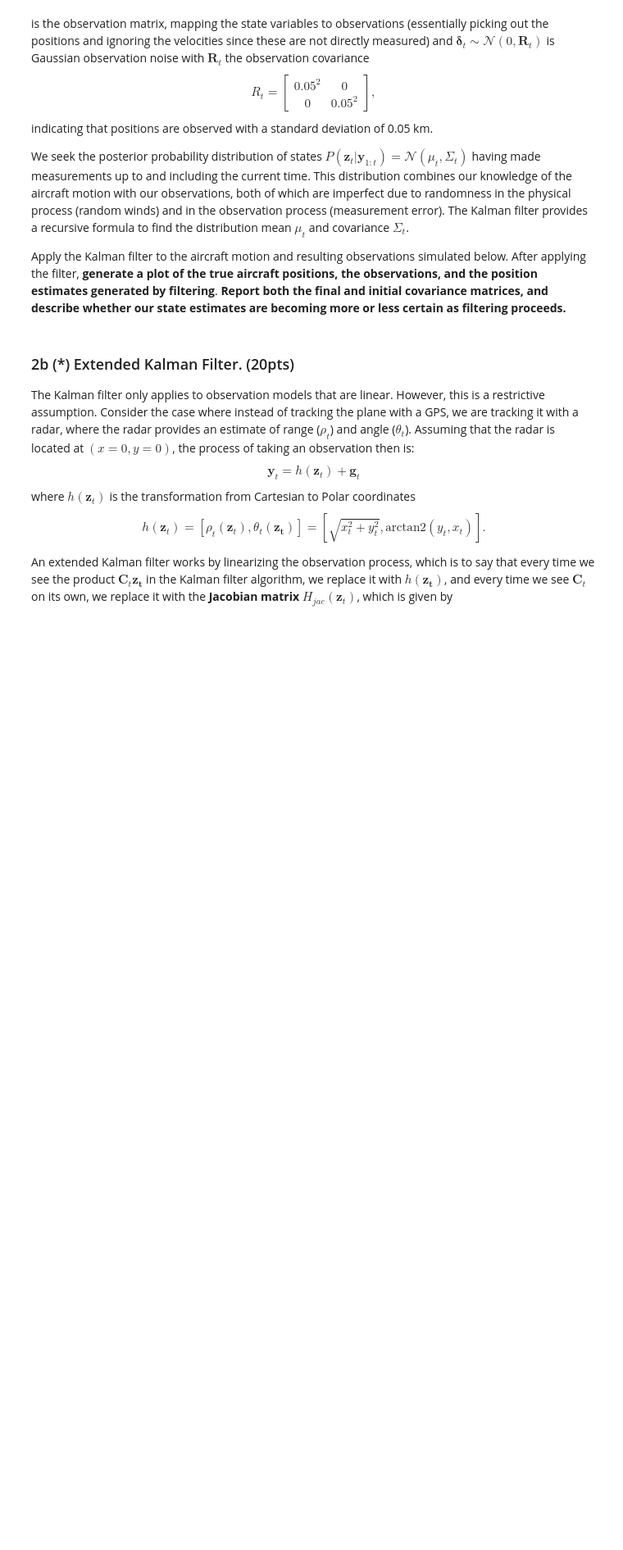
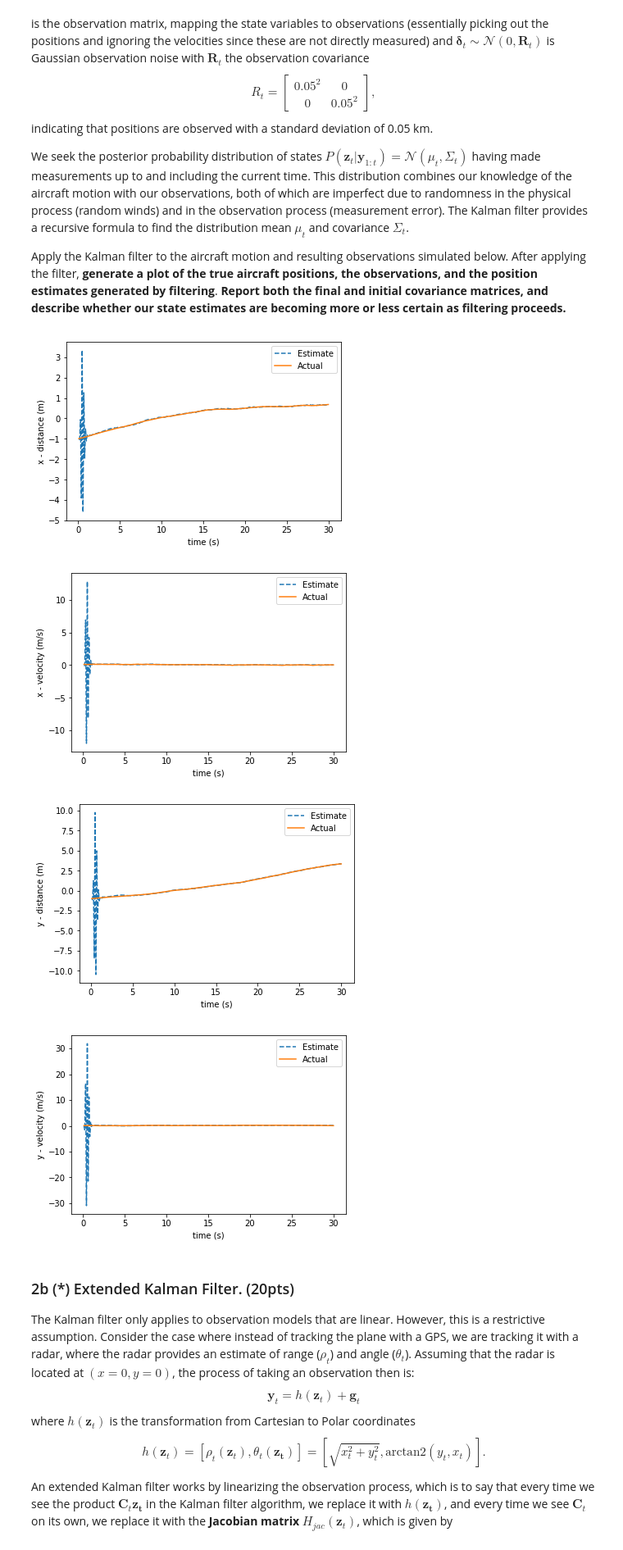
Before and after one commit to 3mi1y/Homework_3, a Jupyter notebook: Homework_3.ipynb, the cells around one changed output. Shown at 82% size. Saved outputs shown, nothing was run; the diff lists cells and outputs as text; code cells hidden in the pictures; blank space fills up the shorter version.

```diff
--- a/Homework_3.ipynb
+++ b/Homework_3.ipynb
@@ -281,6 +283,8 @@ Q = a**2*np.array([[1/4.*dt**4,1/2.*dt**3,         0,         0],
                    [1/2.*dt**3,     dt**2,         0,         0],
                    [         0,         0,1/4.*dt**4,1/2.*dt**3],
                    [         0,         0,1/2.*dt**3,     dt**2]])
+
+Q += 1e-5*np.sum(np.diag(Q))*np.eye(4)
 
 # Observation matrix
 C = np.array([[1,0,0,0],
@@ -318,43 +322,79 @@ Y = []
 
 
 t=0
+t_end = 30
 while t<t_end:
-
     ### Simulate the motion of the aircraft
     ### You do not have access to this information!
     ### Don't change!
     Z_0 = Z_true[-1]
     Z_1 = np.dot(A,Z_0) + np.dot(Q_cholesky,np.random.randn(4))  # Move the plane forward in time
     Z_true.append(Z_1)
     Y_1 = np.dot(C,Z_1) + np.dot(R_cholesky,np.random.randn(2))  # Take a noisy measurement
     Y.append(Y_1)
     ###
     ###
     ###
 
+
     mu_previous = mu[-1] # Best state mean estimate from last time step
     Sigma_previous = Sigma[-1] # state covariance from last time step
     Y_current = Y[-1]  # Current observation
 
     # Prediction step
     #! Write code to predict
-    mu_prior = None #! a) where the airplane will be according to the motion model
-    Sigma_prior = None #! b) b) the covariance of that estimate
+    mu_prior = np.dot(A,mu_previous) #! a) where the airplane will be according to the motion model
+    Sigma_prior = np.dot(np.dot(A, Sigma_previous), A.T) + Q #! b) b) the covariance of that estimate
+
 
     # Update step
     #! Implement the formulae for the update step of the Kalman filter
     #!
     #!
     #!
-    mu_post = None #! The posterior state mean estimate
-    Sigma_post = None #! The posterior covariance estimate
 
+    # Get the gain matrix
+    inv_A = R + np.dot(np.dot(C,Sigma_previous), C.T)
+    K = np.dot(np.dot(Sigma_prior, C.T), np.linalg.inv(inv_A))
+
+    #Update
+    mu_post = np.dot(K, Y_current - np.dot(C, mu_prior)) + mu_prior
+    identity_matrix = [[1,0,0,0],[0,1,0,0],[0,0,1,0],[0,0,0,1]]
+    Sigma_post = np.dot((identity_matrix - np.dot(K, C)), Sigma_prior)
+
+    #Add observations
     mu.append(mu_post)
     Sigma.append(Sigma_post)
 
     t+=dt
 
 #! Plotting goes here.
+
+# need to cast these -- keep getting tuple error if not
+mu = np.array(mu)
+Z_true = np.array(Z_true)
+
+time_axis = np.linspace(0,t_end,len(mu))
+axis_labels = [
+    "x - distance (m)",
+    "x - velocity (m/s)",
+    "y - distance (m)",
+    "y - velocity (m/s)"
+]
+
+
+for i in [0,1,2,3]:
+    plt.plot(time_axis[1:], mu[1:,i], linestyle='dashed', label="Estimate")
+    plt.plot(time_axis[1:], Z_true[1:,i], label="Actual")
+    plt.xlabel("time (s)")
+    plt.ylabel(axis_labels[i])
+    plt.legend()
+    plt.show()
+# %% [output]
+[figure, added]
+[figure, added]
+[figure, added]
+[figure, added]
 # %% [markdown]
 ### 2b (\*) Extended Kalman Filter. (20pts)
 The Kalman filter only applies to observation models that are linear.  However, this is a restrictive assumption.  Consider the case where instead of tracking the plane with a GPS, we are tracking it with a radar, where the radar provides an estimate of range ($\rho_t$) and angle ($\theta_t$).  Assuming that the radar is located at $(x=0,y=0)$, the process of taking an observation then is:
```
Also changed, not shown: parts of 3 cells of this notebook.
